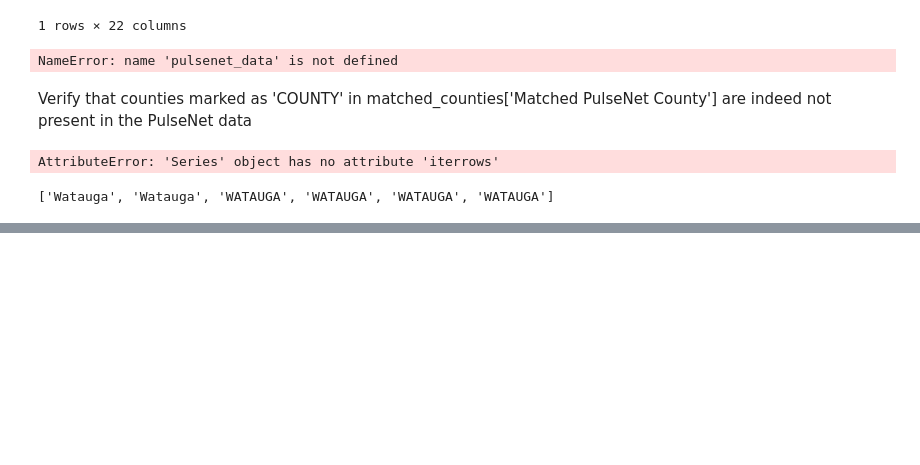
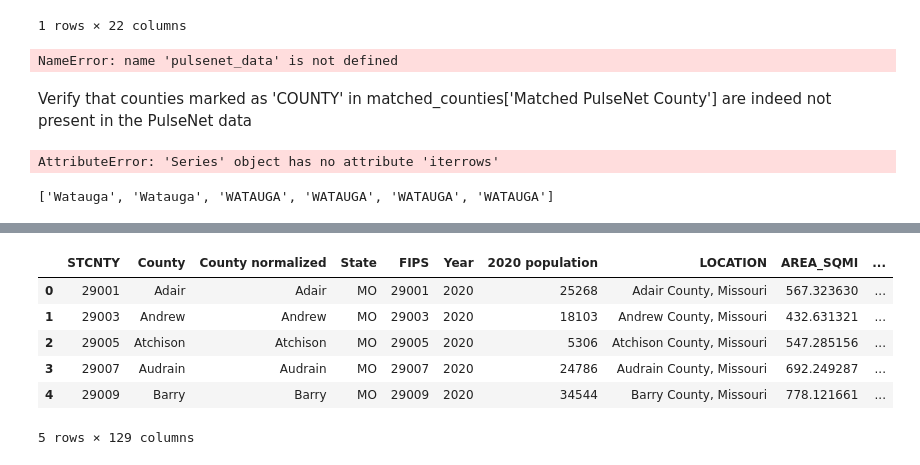
Before and after one commit to Murdock135/research-salmonella_study, a Jupyter notebook: notebooks/eda_processed.ipynb, the cells around one changed output, grey strips where cells are left out. Saved outputs shown, nothing was run; the diff lists cells and outputs as text; code cells hidden in the pictures; blank space fills up the shorter version.

```diff
--- a/notebooks/eda_processed.ipynb
+++ b/notebooks/eda_processed.ipynb
@@ -108,0 +154,13 @@ find_specific_counties(pulsenet_data, 'autauga')
+# %%
+col_pos = {'County normalized':2,'2020 population':4, 'State':3, 'Year':5}
+df = processing.rearrange_cols(df, col_pos)
+# %%
+df.head()
+# %% [output]
+|  | STCNTY | County | County normalized | State | FIPS | Year | 2020 population | LOCATION | AREA_SQMI | ... |
+| 0 | 29001 | Adair | Adair | MO | 29001 | 2020 | 25268 | Adair County, Missouri | 567.323630 | ... |
+| 1 | 29003 | Andrew | Andrew | MO | 29003 | 2020 | 18103 | Andrew County, Missouri | 432.631321 | ... |
+| 2 | 29005 | Atchison | Atchison | MO | 29005 | 2020 | 5306 | Atchison County, Missouri | 547.285156 | ... |
+| 3 | 29007 | Audrain | Audrain | MO | 29007 | 2020 | 24786 | Audrain County, Missouri | 692.249287 | ... |
+| 4 | 29009 | Barry | Barry | MO | 29009 | 2020 | 34544 | Barry County, Missouri | 778.121661 | ... |
+5 rows × 129 columns
```
Also changed, not shown: parts of 7 cells of this notebook, 10 other files.
